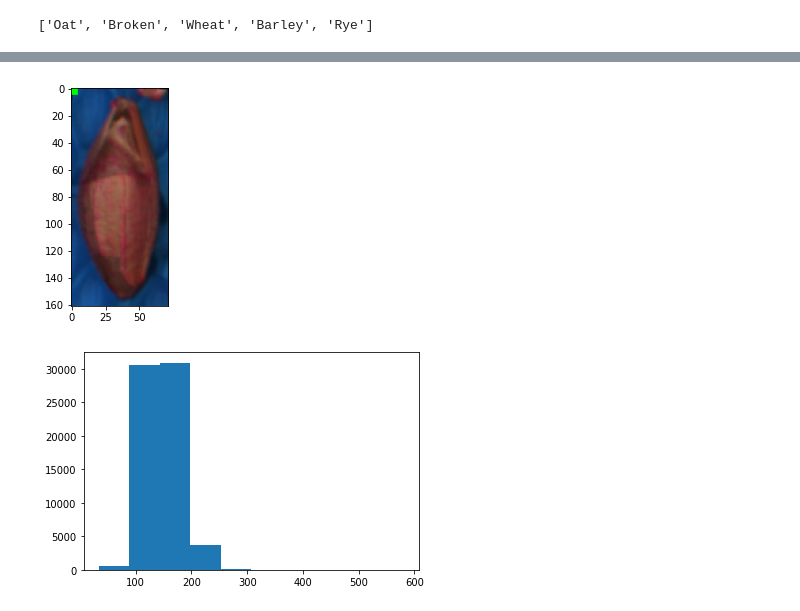
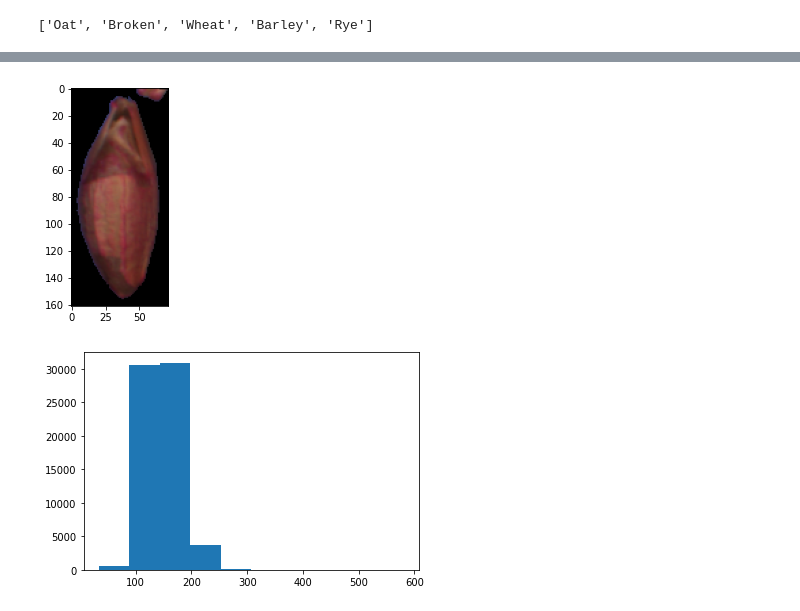
Before and after one commit to Ersboll/Using-Deep-Learning-to-classify-grain-kernels-and-grain-damages, a Jupyter notebook: src/Data investigation.ipynb, the cells around one changed output, grey strips where cells are left out. Drawn from its saved outputs; the diff is of its cells as text; code cells hidden in the pictures.

```diff
--- a/src/Data investigation.ipynb
+++ b/src/Data investigation.ipynb
@@ -37,4 +37,4 @@ for folder in classes:
 
 for i in range(len(all_file_names)):
     for j in range(len(all_file_names[i])):
-        all_file_names[i][j] = classes[i]+'/'+all_file_names[i][j]
+        all_file_names[i][j] = '../data/'+classes[i]+'/'+all_file_names[i][j]
@@ -51,12 +41,12 @@ plt.imshow(temp_im[:,:,[4,2,1]])
 # %%
-temp_im = np.load('../data/'+all_file_names[3][1])
-# temp_im[temp_im[:,:,-1] == 0] = 0
+temp_im = np.load(all_file_names[3][1])
+temp_im = temp_im[:,:,:7]/255
 mask = temp_im[:,:,4].copy()
-mask[temp_im[:,:,4] < 45] = 0
-mask[temp_im[:,:,4] >= 45] = 1
-# temp_im[mask==0] = 0
+mask[temp_im[:,:,4] < 0.175] = 0
+mask[temp_im[:,:,4] >= 0.175] = 1
+temp_im[mask==0] = 0
 plt.imshow(temp_im[:,:,[4,2,1]])
 # plt.imshow(mask)
 plt.show()
 # %% [output]
-[figure, old version]
+[figure, new version]
```
Also changed, not shown: parts of 4 cells of this notebook, 3 other files.
